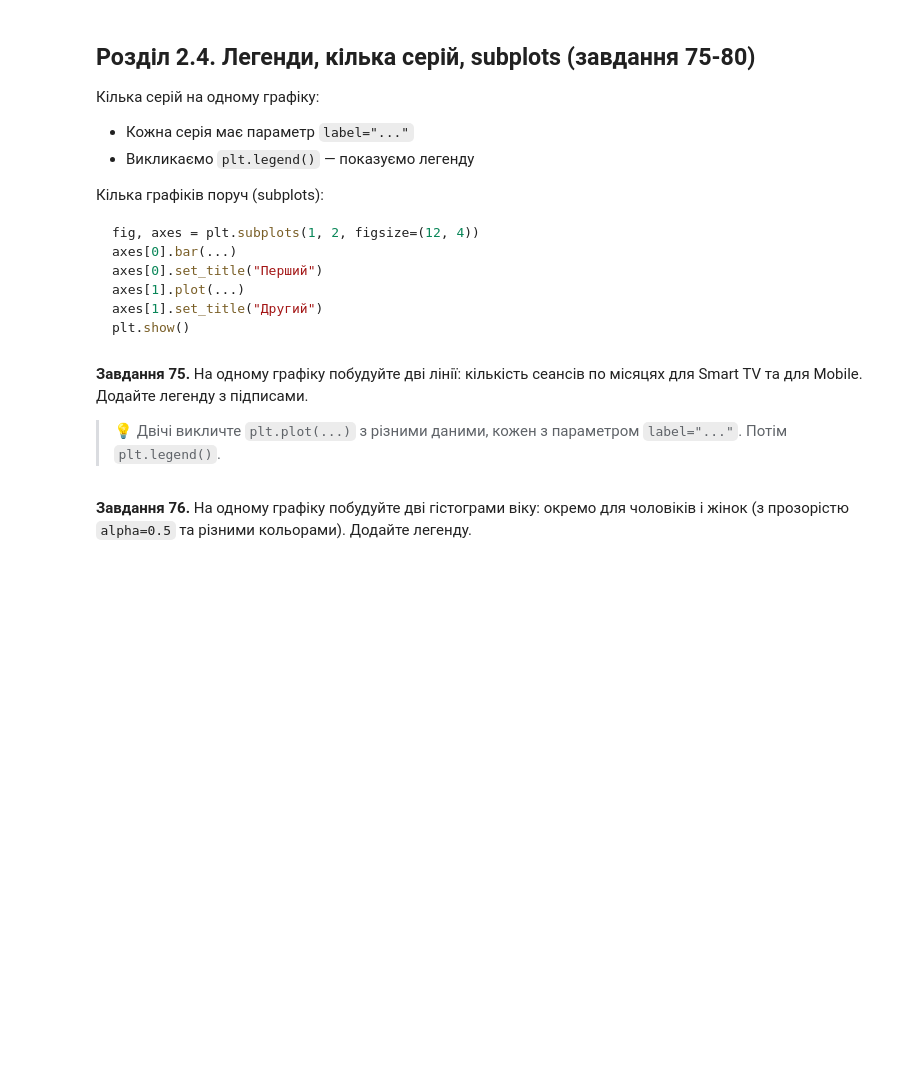
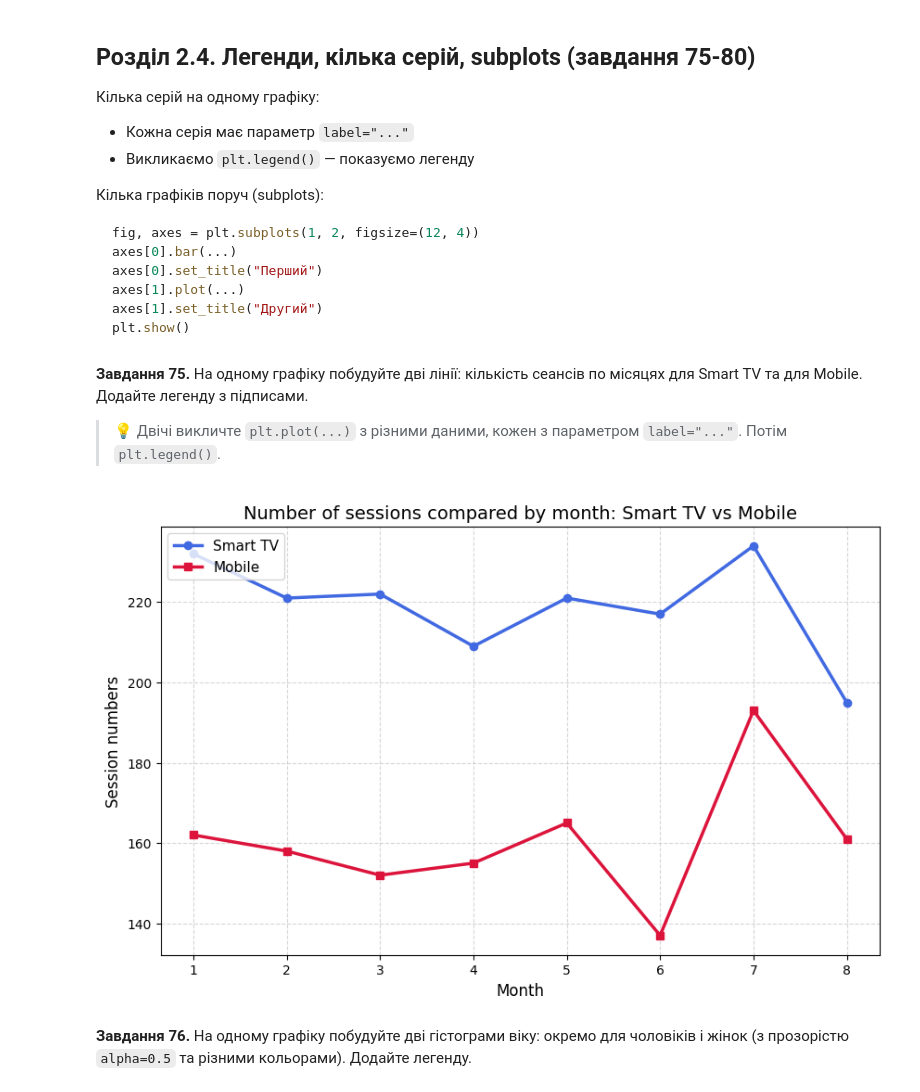
Before and after one commit to NatalieAleksandrova2026/DTA_2026, a Jupyter notebook: Homework/pandas_viz_practice.ipynb, the cells around one changed output. Saved outputs shown, nothing was run; the diff lists cells and outputs as text; code cells hidden in the pictures; blank space fills up the shorter version.

```diff
--- a/Homework/pandas_viz_practice.ipynb
+++ b/Homework/pandas_viz_practice.ipynb
@@ -1460,2 +1458,23 @@ plt.show()
+# %%
+# Завдання 75:
+smart_tv_sess = sess[sess["device"] == "Smart TV"]["month"].value_counts().sort_index()
+
+mobile_sess = sess[sess["device"] == "Mobile"]["month"].value_counts().sort_index()
+
+plt.figure(figsize=(10, 6))
+
+plt.plot(smart_tv_sess.index, smart_tv_sess.values, marker="o", linewidth=2.5, color="royalblue", label="Smart TV")
+plt.plot(mobile_sess.index, mobile_sess.values, marker="s", linewidth=2.5, color="crimson", label="Mobile")
+plt.title("Number of sessions compared by month: Smart TV vs Mobile", fontsize=14)
+plt.xlabel("Month", fontsize=12)
+plt.ylabel("Session numbers", fontsize=12)
+
+plt.legend(fontsize=11, loc="upper left")
+
+plt.grid(True, linestyle="--", alpha=0.5)
+
+plt.show()
+# %% [output]
+[figure, added]
 # %% [markdown]
 **Завдання 76.** На одному графіку побудуйте дві гістограми віку: окремо для чоловіків і жінок (з прозорістю `alpha=0.5` та різними кольорами). Додайте легенду.
```
Also changed, not shown: parts of 3 cells of this notebook.
